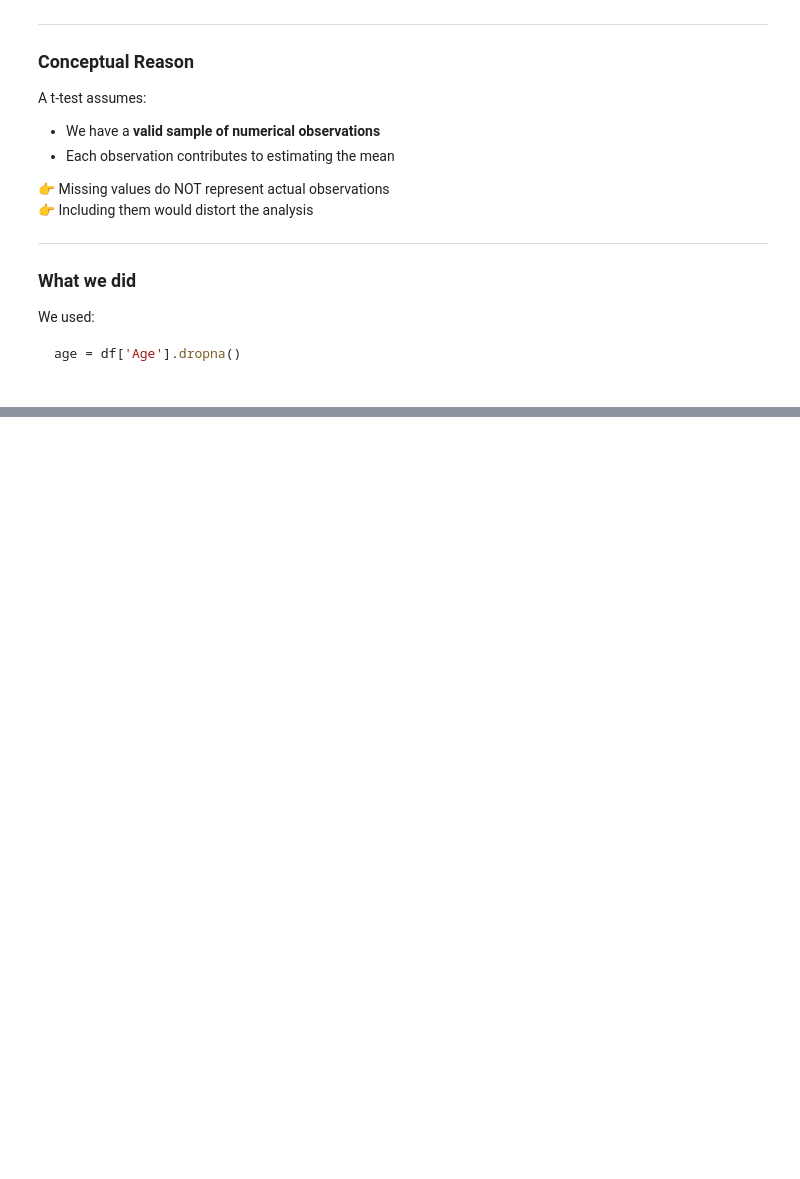
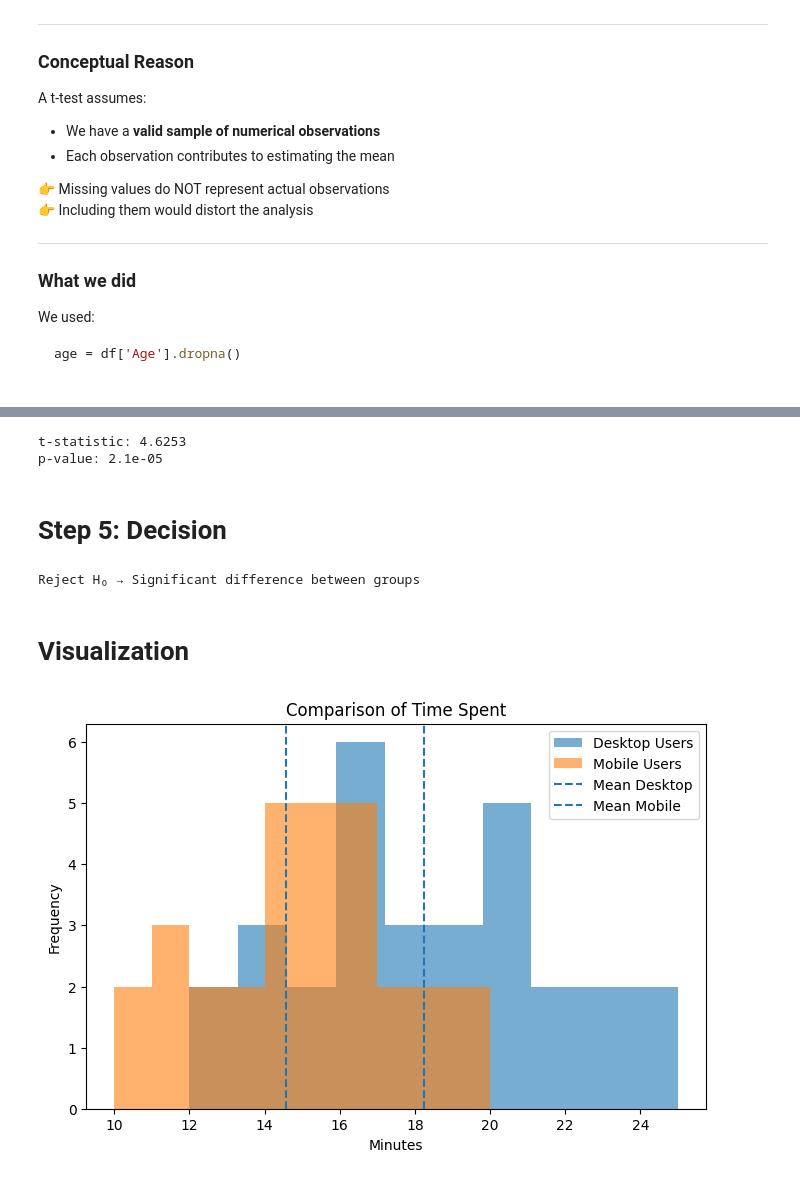
Before and after one commit to mapurva/CodeWorkspace, a Jupyter notebook: Hypothesis_Testing.ipynb, the cells around one changed output, grey strips where cells are left out. Cells and saved outputs as stored; diff of their text form; code cells hidden in the pictures; blank space fills up the shorter version.

Commit message:
Added Independent Two-Sample T-test

```diff
--- a/Hypothesis_Testing.ipynb
+++ b/Hypothesis_Testing.ipynb
@@ -3078,0 +3148,49 @@ age = df['Age'].dropna()
+# %%
+import numpy as np
+from scipy.stats import ttest_ind
+
+# Data (from notes)
+desktop = [12, 15, 18, 16, 20, 17, 14, 22, 19, 21, 23, 18, 25, 17, 16, 24, 20, 19, 22, 18, 15, 14, 23, 16, 12, 21, 19, 17, 20, 14]
+
+mobile = [10, 12, 14, 13, 16, 15, 11, 17, 14, 16, 18, 14, 20, 15, 14, 19, 16, 15, 17, 14, 12, 11, 18, 15, 10, 16, 15, 13, 16, 11]
+
+# t-test (independent samples)
+t_stat, p_value = ttest_ind(desktop, mobile)
+
+print("t-statistic:", round(t_stat,4))
+print("p-value:", round(p_value,6))
+# %% [output]
+t-statistic: 4.6253
+p-value: 2.1e-05
+# %% [markdown]
+# Step 5: Decision
+# %%
+alpha = 0.05
+
+if p_value < alpha:
+    print("Reject H₀ → Significant difference between groups")
+else:
+    print("Fail to Reject H₀ → No significant difference")
+# %% [output]
+Reject H₀ → Significant difference between groups
+# %% [markdown]
+# Visualization
+# %%
+import matplotlib.pyplot as plt
+
+plt.figure(figsize=(8,5))
+
+plt.hist(desktop, alpha=0.6, label="Desktop Users")
+plt.hist(mobile, alpha=0.6, label="Mobile Users")
+
+plt.axvline(np.mean(desktop), linestyle='--', label="Mean Desktop")
+plt.axvline(np.mean(mobile), linestyle='--', label="Mean Mobile")
+
+plt.title("Comparison of Time Spent")
+plt.xlabel("Minutes")
+plt.ylabel("Frequency")
+plt.legend()
+
+plt.show()
+# %% [output]
+[figure, added]
```
Also changed, not shown: parts of 2 cells of this notebook.
